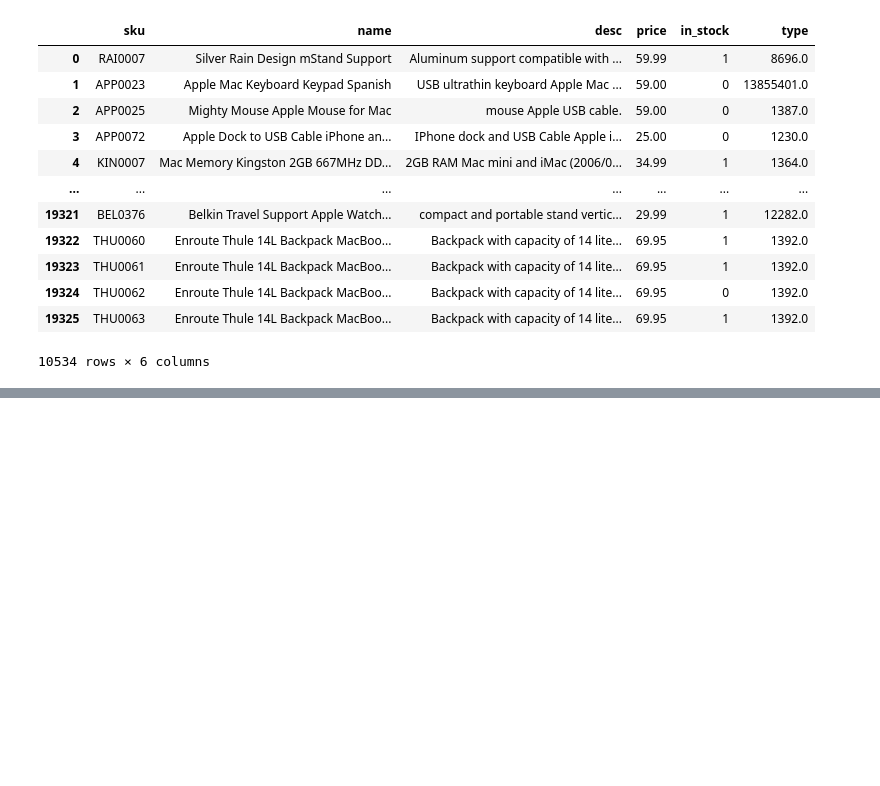
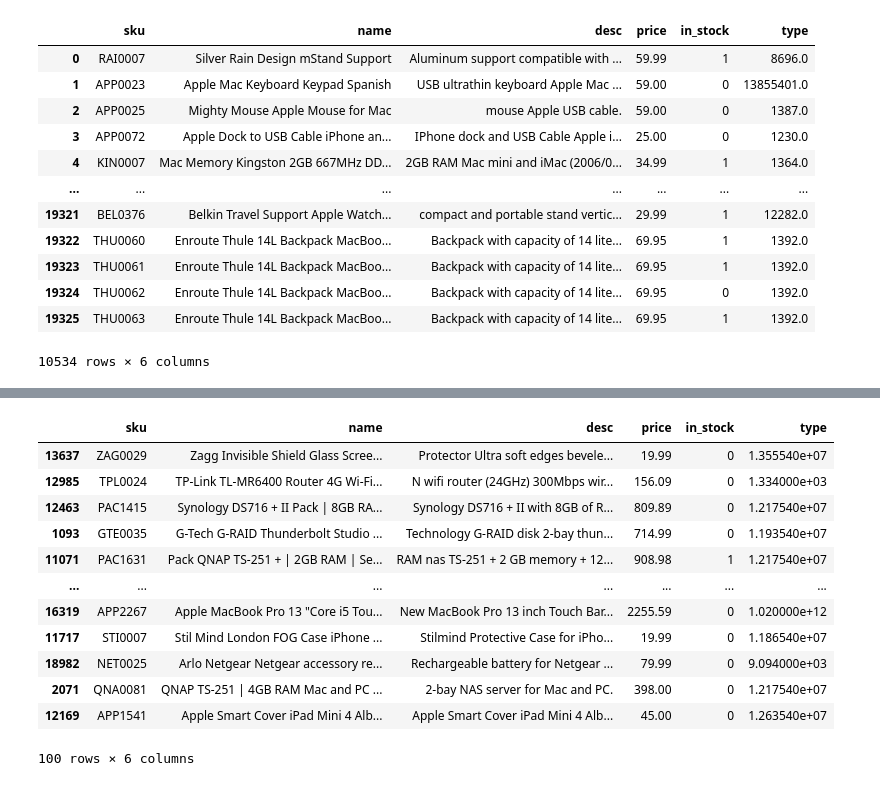
Before and after one commit to martinabt-dev/eniacproject2, a Jupyter notebook: products.ipynb, the cells around one changed output, grey strips where cells are left out. Drawn from its saved outputs; the diff is of its cells as text; code cells hidden in the pictures; blank space fills up the shorter version.

```diff
--- a/products.ipynb
+++ b/products.ipynb
@@ -152,0 +207,16 @@ products_df
+# %%
+products_df.sample(100)
+# %% [output]
+|  | sku | name | desc | price | in_stock | type |
+| 13637 | ZAG0029 | Zagg Invisible Shield Glass Scree... | Protector Ultra soft edges bevele... | 19.99 | 0 | 1.355540e+07 |
+| 12985 | TPL0024 | TP-Link TL-MR6400 Router 4G Wi-Fi... | N wifi router (24GHz) 300Mbps wir... | 156.09 | 0 | 1.334000e+03 |
+| 12463 | PAC1415 | Synology DS716 + II Pack | 8GB RA... | Synology DS716 + II with 8GB of R... | 809.89 | 0 | 1.217540e+07 |
+| 1093 | GTE0035 | G-Tech G-RAID Thunderbolt Studio ... | Technology G-RAID disk 2-bay thun... | 714.99 | 0 | 1.193540e+07 |
+| 11071 | PAC1631 | Pack QNAP TS-251 + | 2GB RAM | Se... | RAM nas TS-251 + 2 GB memory + 12... | 908.98 | 1 | 1.217540e+07 |
+| ... | ... | ... | ... | ... | ... | ... |
+| 16319 | APP2267 | Apple MacBook Pro 13 "Core i5 Tou... | New MacBook Pro 13 inch Touch Bar... | 2255.59 | 0 | 1.020000e+12 |
+| 11717 | STI0007 | Stil Mind London FOG Case iPhone ... | Stilmind Protective Case for iPho... | 19.99 | 0 | 1.186540e+07 |
+| 18982 | NET0025 | Arlo Netgear Netgear accessory re... | Rechargeable battery for Netgear ... | 79.99 | 0 | 9.094000e+03 |
+| 2071 | QNA0081 | QNAP TS-251 | 4GB RAM Mac and PC ... | 2-bay NAS server for Mac and PC. | 398.00 | 0 | 1.217540e+07 |
+| 12169 | APP1541 | Apple Smart Cover iPad Mini 4 Alb... | Apple Smart Cover iPad Mini 4 Alb... | 45.00 | 0 | 1.263540e+07 |
+100 rows × 6 columns
```
Also changed, not shown: parts of 6 cells of this notebook, 1 other file.
